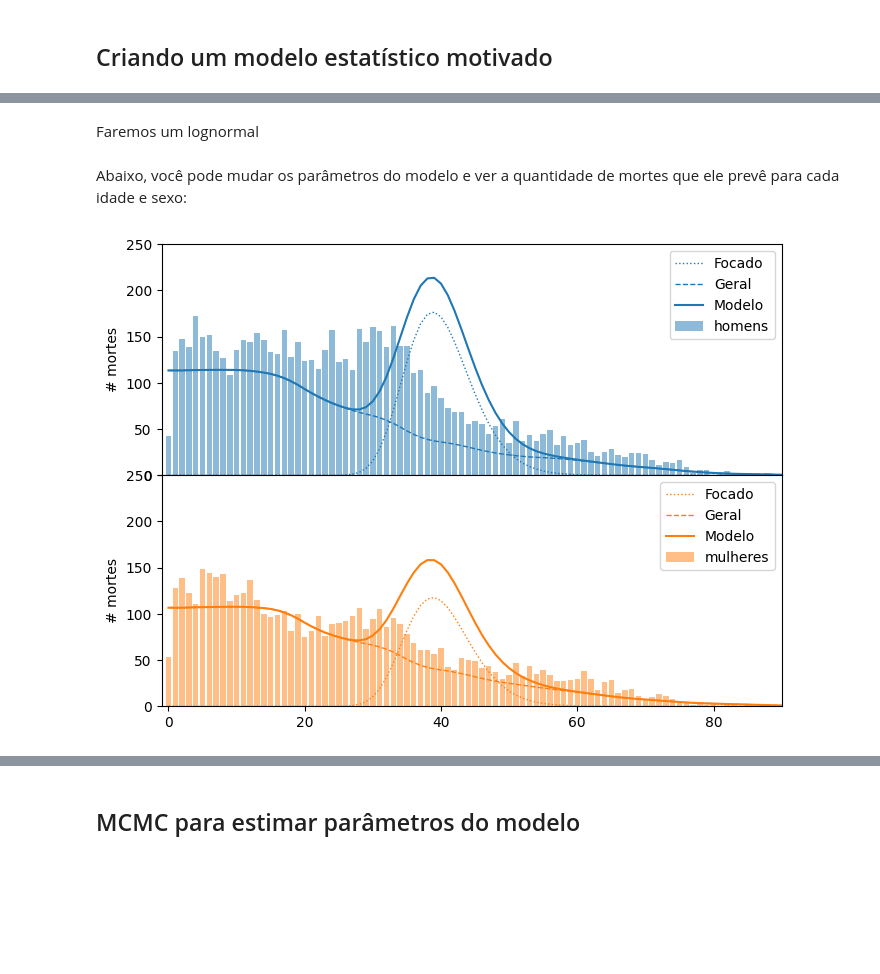
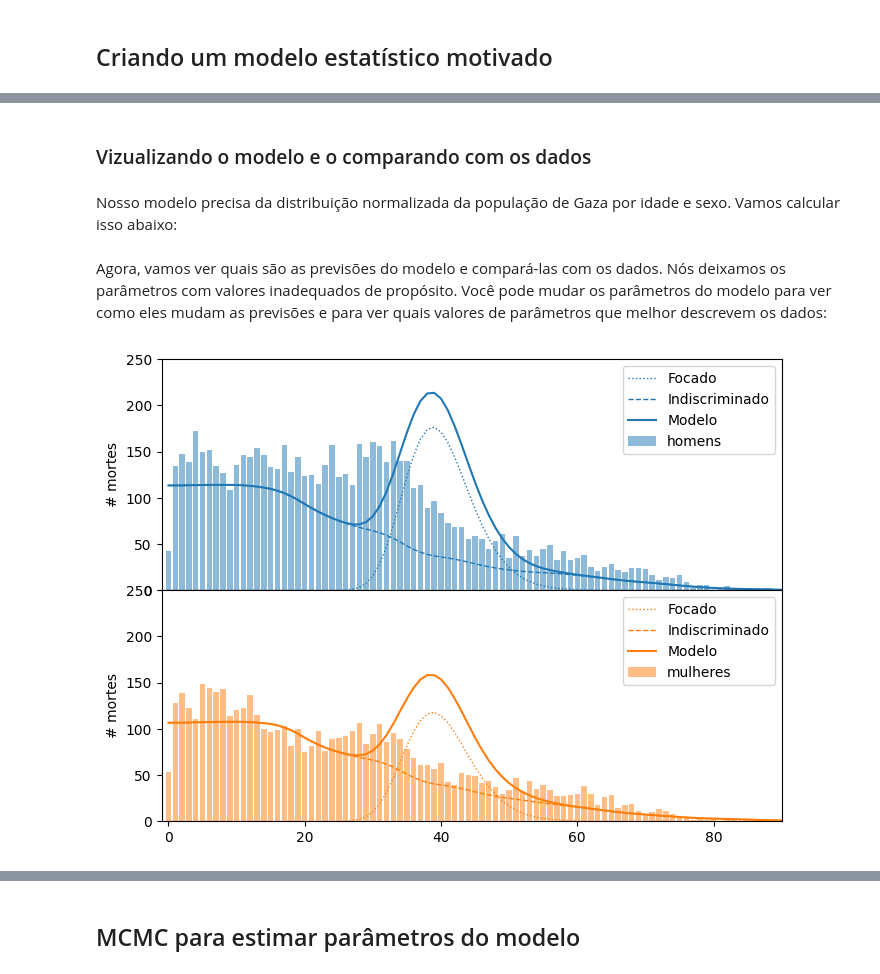
Before and after one commit to tecMTST/tutorial-de-dados, a Jupyter notebook: 30_massacre-gaza/10_ajuste-modelo_MCMC_mortos-gaza.ipynb, the cells around one changed output, grey strips where cells are left out. Cells and saved outputs as stored; diff of their text form; code cells hidden in the pictures; blank space fills up the shorter version.

Commit message:
Gaza: coloquei mais comentários no notebook, até a parte de construção do modelo. Falta comentários sobre o ajuste com MCMC.

```diff
--- a/30_massacre-gaza/10_ajuste-modelo_MCMC_mortos-gaza.ipynb
+++ b/30_massacre-gaza/10_ajuste-modelo_MCMC_mortos-gaza.ipynb
@@ -267,0 +186,16 @@ def prob_morte(fg, pir_df, f_mulher, mH, sH, iminH, mM=None, sM=None, iminM=None
+# %%
+# Calcula os parâmetros da lognormal a partir da média, desvio padrão e offset (mais intuitivo):
+# O offset é uma translação da distribuição para a direita (se offset < 0) ou esquerda (se offset > 0)
+ln_pars = su.to_lognormal_pars(33, 13, -10) # Na ordem: média, desvio padrão e offset.
+
+# Cria um vetor de idades:
+i = np.arange(0, 100)
+# Calcula a PDF para as idades (i < -offset sai como nan, precisa ser zero):
+pdf = np.nan_to_num(su.lognormal_pdf(i, *ln_pars))
+
+# Cria um gráfico da distribuição lognormal:
+pl.figure(figsize=(5,2))
+pl.plot(i, pdf)
+pl.xlabel('Idade')
+pl.ylabel('Prob.')
+pl.show()
@@ -268,3 +334,5 @@ def prob_morte(fg, pir_df, f_mulher, mH, sH, iminH, mM=None, sM=None, iminM=None
+# %% [markdown]
+### Vizualizando o modelo e o comparando com os dados
 # %% [markdown]
-Faremos um lognormal
+Nosso modelo precisa da distribuição normalizada da população de Gaza por idade e sexo. Vamos calcular isso abaixo:
 # %%
@@ -273,24 +342,24 @@ pop_total   = piramide_df.sum().sum()
 pir_norm_df['f_homens']   = piramide_df['n_homens']   / pop_total
 pir_norm_df['f_mulheres'] = piramide_df['n_mulheres'] / pop_total
 # %% [markdown]
-Abaixo, você pode mudar os parâmetros do modelo e ver a quantidade de mortes que ele prevê para cada idade e sexo:
+Agora, vamos ver quais são as previsões do modelo e compará-las com os dados. Nós deixamos os parâmetros com valores inadequados de propósito. Você pode mudar os parâmetros do modelo para ver como eles mudam as previsões e para ver quais valores de parâmetros que melhor descrevem os dados:
 # %%
 # Parâmetros do modelo:
 f_ind = 0.70        # Fração das mortes que são causadas por ataques indiscriminados.
 f_mulheres = 0.40   # Fração dos ataques focados que visam mulheres.
 idade_media = 40    # Idade média das mortes causadas por ataques focados.
 variacao_idade = 5  # Desvio padrão da idade das mortes causadas por ataques focados.
 idade_minima   = 10 # Idade abaixo da qual a probabilidade da morte ser causada por ataque focado é zero.
 
 # Calcula fração das mortes para cada idade e sexo:
 geral, focado, probs = prob_morte(f_ind, pir_norm_df, f_mulheres, idade_media, variacao_idade, idade_minima, pymc=False)
 
 # Cria gráfico que compara o modelo com os dados:
 N_mortes = n_mortos_df[['homens', 'mulheres']].sum().sum()
 pl.figure(figsize=(8,6))
 ag.graf_barra_2(n_mortos_df[['homens', 'mulheres']], ylabel='# mortes', ylim=[0,250])
 su.plot_esperado(N_mortes, focado, 'Focado', linewidth=1, linestyle='dotted')
-su.plot_esperado(N_mortes, geral, 'Geral', linewidth=1, linestyle='--')
+su.plot_esperado(N_mortes, geral, 'Indiscriminado', linewidth=1, linestyle='--')
 su.plot_esperado(N_mortes, probs, 'Modelo')
 # %% [output]
-[figure, old version]
+[figure, new version]
```
Also changed, not shown: parts of 14 cells of this notebook.
